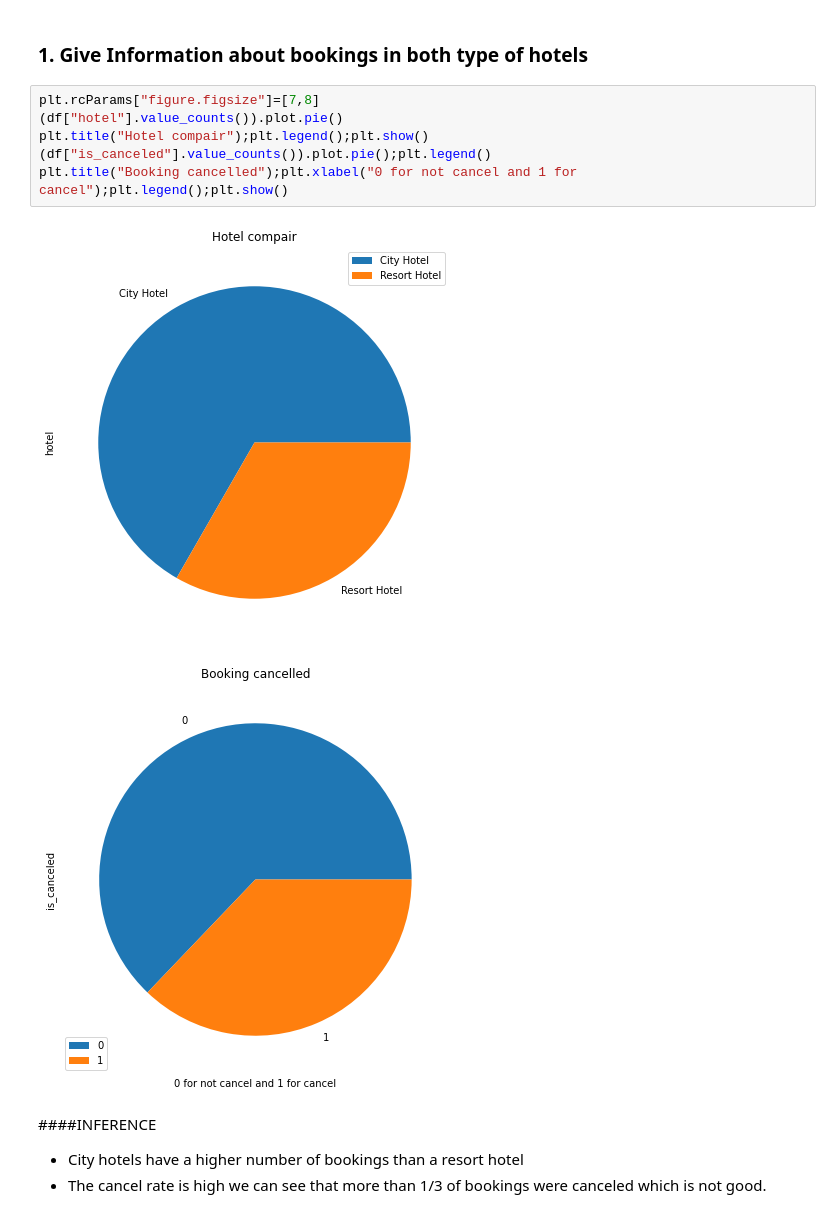
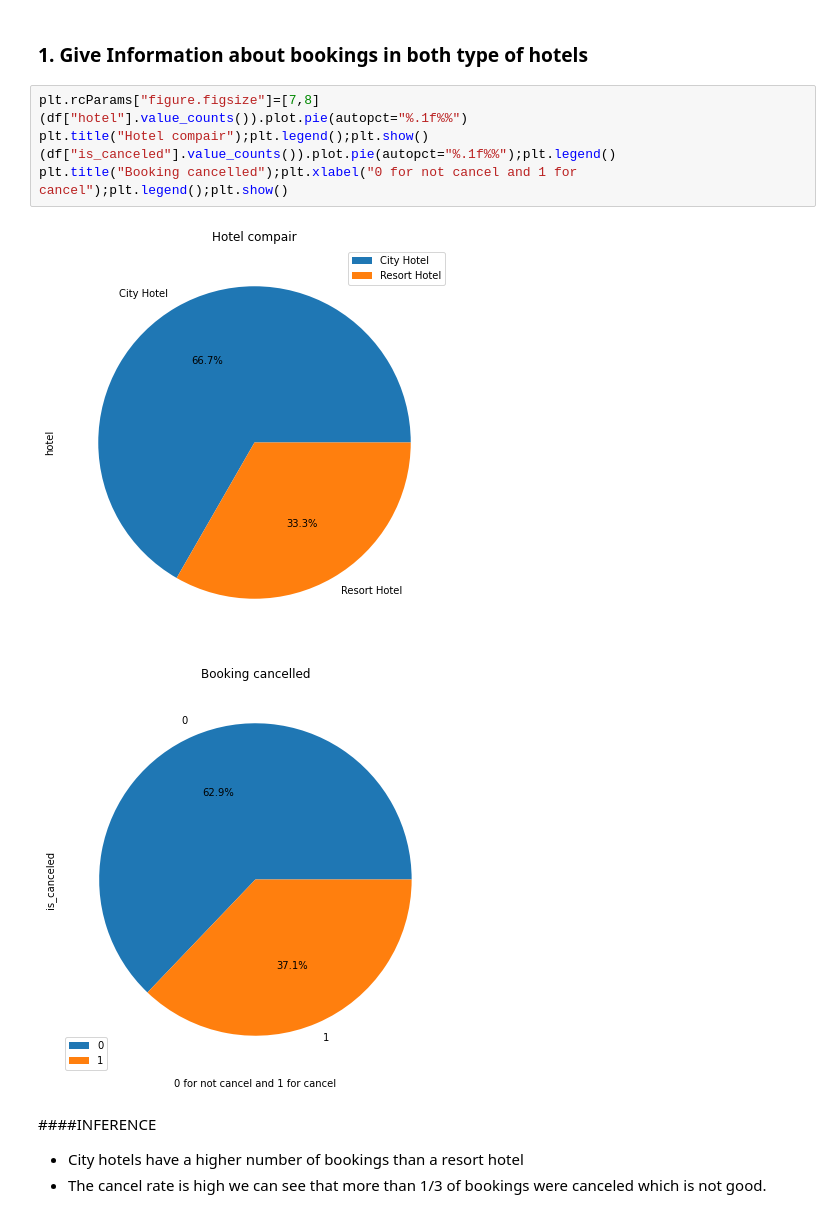
Before and after one commit to MohanVishe/Exploratory-Data-Analysis----Hotel-Booking-Dataset, a Jupyter notebook: Hotel_Booking_Analysis_Capstone_Project.ipynb, the cells around one changed output. Drawn from its saved outputs; the diff is of its cells as text.

```diff
--- a/Hotel_Booking_Analysis_Capstone_Project.ipynb
+++ b/Hotel_Booking_Analysis_Capstone_Project.ipynb
@@ -184,13 +184,13 @@ df["children"]=df["children"].astype("int32")
 ### 1.  Give Information about bookings in both type of hotels
 # %%
 plt.rcParams["figure.figsize"]=[7,8]
-(df["hotel"].value_counts()).plot.pie()
+(df["hotel"].value_counts()).plot.pie(autopct="%.1f%%")
 plt.title("Hotel compair");plt.legend();plt.show()
-(df["is_canceled"].value_counts()).plot.pie();plt.legend()
+(df["is_canceled"].value_counts()).plot.pie(autopct="%.1f%%");plt.legend()
 plt.title("Booking cancelled");plt.xlabel("0 for not cancel and 1 for cancel");plt.legend();plt.show()
 # %% [output]
-[figure, old version]
+[figure, new version]
-[figure, old version]
+[figure, new version]
 # %% [markdown]
 ####INFERENCE
 *  City hotels have a higher number of bookings than a resort hotel
```
Also changed, not shown: parts of 8 cells of this notebook.
